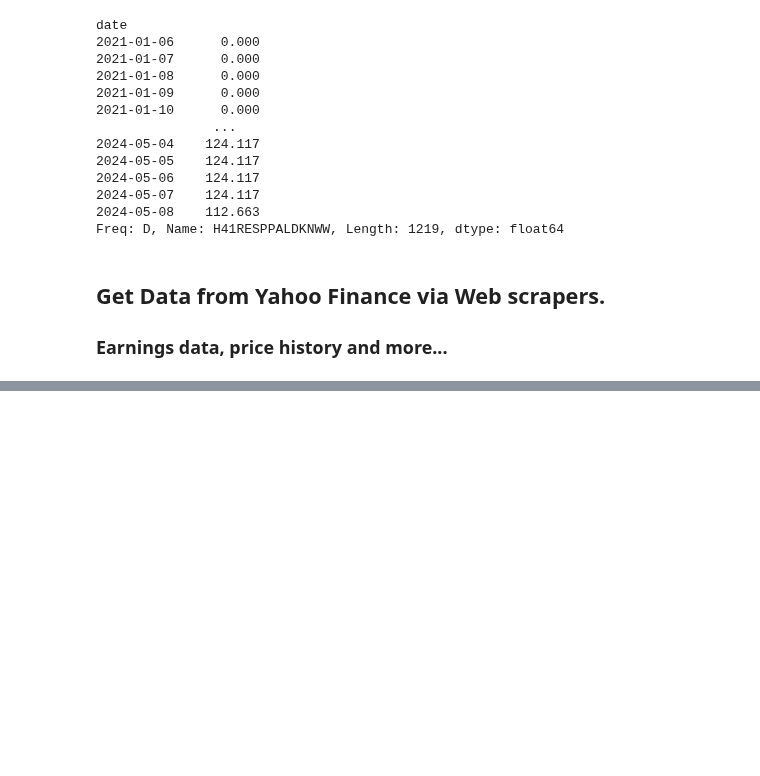
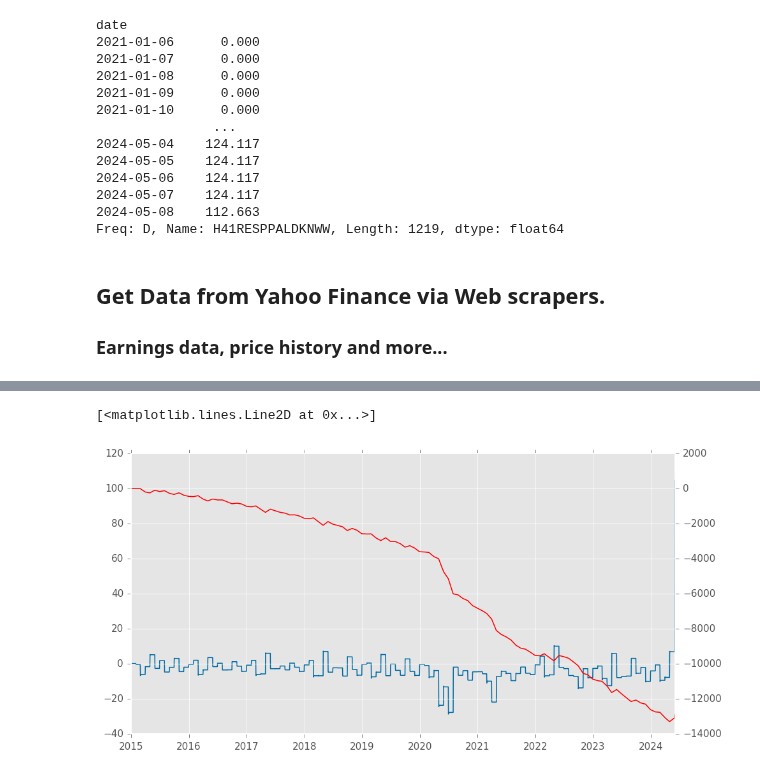
Before and after one commit to HelloThereMatey/Bootleg_Macro, a Jupyter notebook: test_pad.ipynb, the cells around one changed output, grey strips where cells are left out. Cells and saved outputs as stored; diff of their text form; code cells hidden in the pictures; blank space fills up the shorter version.

```diff
--- a/test_pad.ipynb
+++ b/test_pad.ipynb
@@ -135,0 +98,8 @@ Name: BOGZ1FA316130001Q, Length: 595, dtype: float64
+# %%
+print("Getting US budget deficit data from FRED.")
+def_start_date = "1990-01-01"
+deficit_info, deficit = PriceImporter.PullFredSeries("MTSDS133FMS",myFredAPI_key,start=def_start_date,end=EndDateStr,Con2Bil=True)
+last_date = deficit.index[-1]  # get the last date which is a month start
+last_day_of_month = last_date + pd.offsets.MonthEnd(1)  # get the last day of that month
+Findex = pd.date_range(def_start_date,last_day_of_month,freq='D')
+Findex
@@ -135,0 +117,14 @@ Name: BOGZ1FA316130001Q, Length: 595, dtype: float64
+# %%
+#Resample to start of each month and forward fill
+deficit_d = deficit.resample('M').last()
+# Resample to daily frequency
+deficit_d = deficit_d.resample('D').ffill()
+deficit_d.bfill(inplace=True)
+deficit_d
+# # Divide each month's data by the number of days in that month
+# deficit_d = PriceImporter.ReSampleToRefIndex(deficit_d,Findex,'D')
+# deficit_d = deficit_d.groupby(deficit_d.index.to_period('M')).transform(lambda x: x / len(x))
+# deficit_cs = deficit_d.cumsum()
+# deficit_df = pd.concat([deficit_d,deficit_cs],axis=1)
+# deficit_df.columns = ['Monthly','Cumulative']
+# deficit_df
@@ -135,0 +145,14 @@ Name: BOGZ1FA316130001Q, Length: 595, dtype: float64
+# %%
+# Use seaborn style
+plt.style.use("tableau-colorblind10")
+plt.rcParams["figure.dpi"] = 110
+plt.rcParams["figure.figsize"] = (10, 5)
+%matplotlib inline
+
+plt.plot(deficit_d, label="Monthly deficit daily resample")
+ax2 = plt.twinx()
+ax2.plot(deficit_cs, label="Cumulative deficit daily resample", color="red")
+# #NetLiquidity3 -= deficit_d
+# %% [output]
+[<matplotlib.lines.Line2D at 0x...>]
+[figure, added]
```
Also changed, not shown: parts of 11 cells of this notebook, 3 other files.
